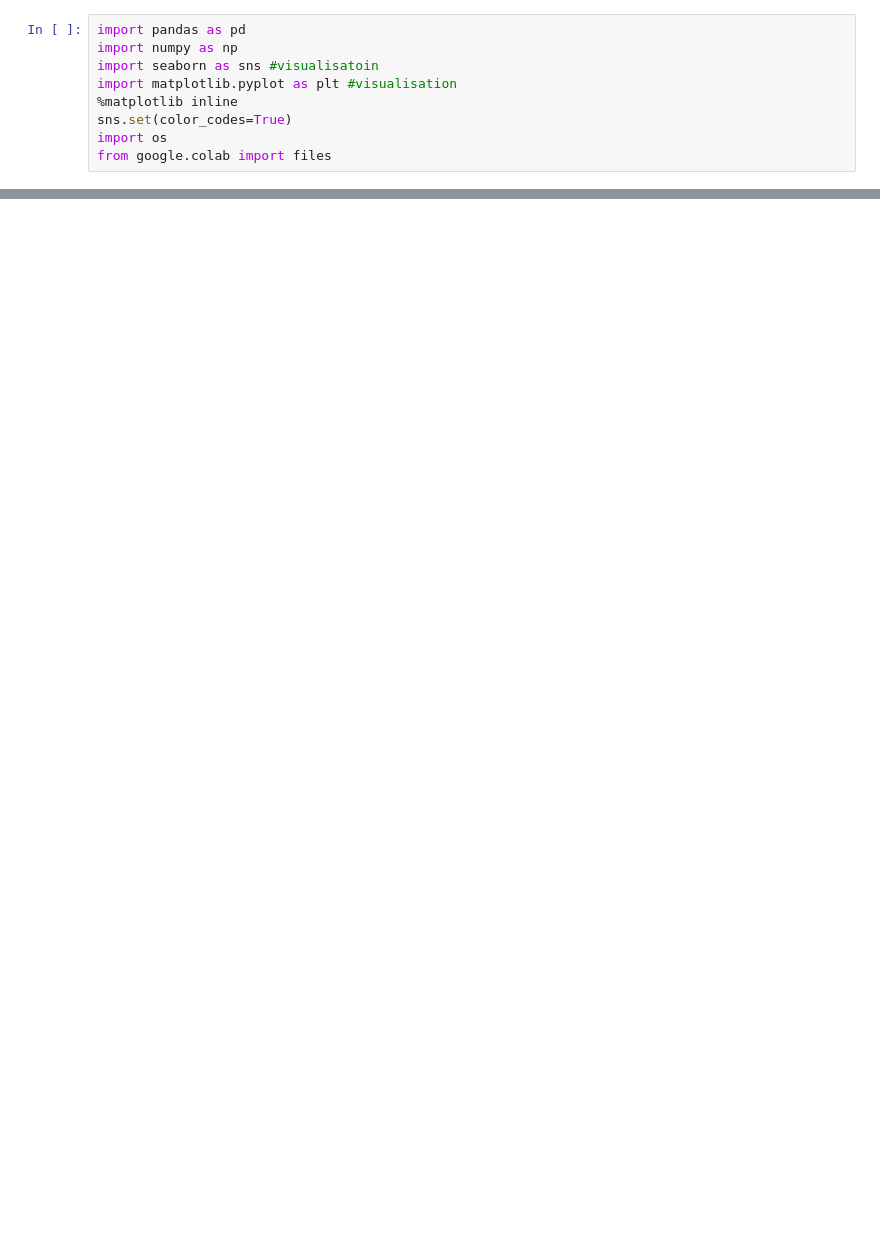
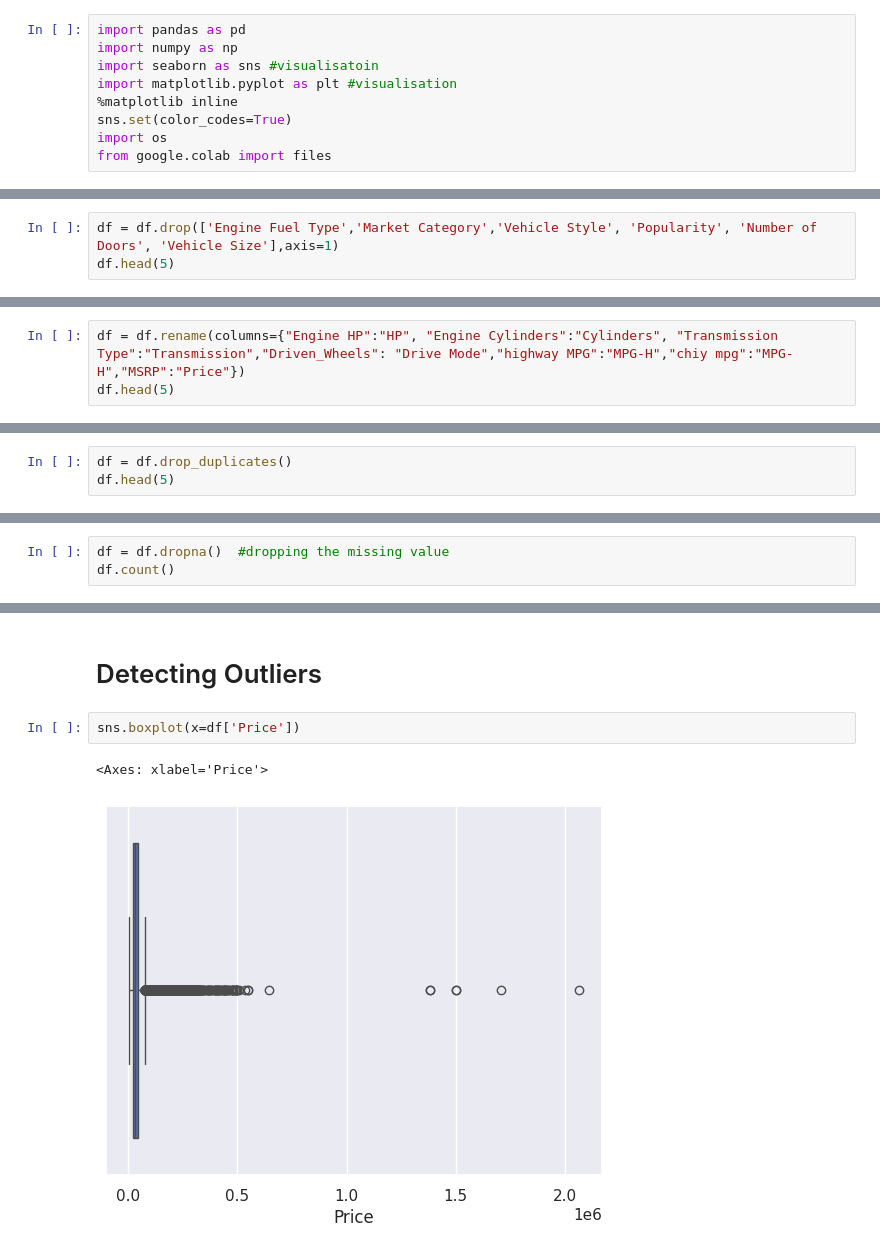
Before and after one commit to ParvezAlam-AI/Advance-Analytics, a Jupyter notebook: EDA.ipynb, the cells around one changed output, grey strips where cells are left out. Saved outputs shown, nothing was run; the diff lists cells and outputs as text; blank space fills up the shorter version.

```diff
--- a/EDA.ipynb
+++ b/EDA.ipynb
@@ -37,0 +82,3 @@ df
+# %%
+df = df.drop(['Engine Fuel Type','Market Category','Vehicle Style', 'Popularity', 'Number of Doors', 'Vehicle Size'],axis=1)
+df.head(5)
@@ -37,0 +94,3 @@ df
+# %%
+df = df.rename(columns={"Engine HP":"HP", "Engine Cylinders":"Cylinders", "Transmission Type":"Transmission","Driven_Wheels": "Drive Mode","highway MPG":"MPG-H","chiy mpg":"MPG-H","MSRP":"Price"})
+df.head(5)
@@ -37,0 +146,3 @@ df
+# %%
+df = df.drop_duplicates()
+df.head(5)
@@ -37,0 +190,3 @@ df
+# %%
+df = df.dropna()  #dropping the missing value
+df.count()
@@ -37,0 +222,7 @@ df
+# %% [markdown]
+# Detecting Outliers
+# %%
+sns.boxplot(x=df['Price'])
+# %% [output]
+<Axes: xlabel='Price'>
+[figure, added]
```
Also changed, not shown: parts of 35 cells of this notebook.
